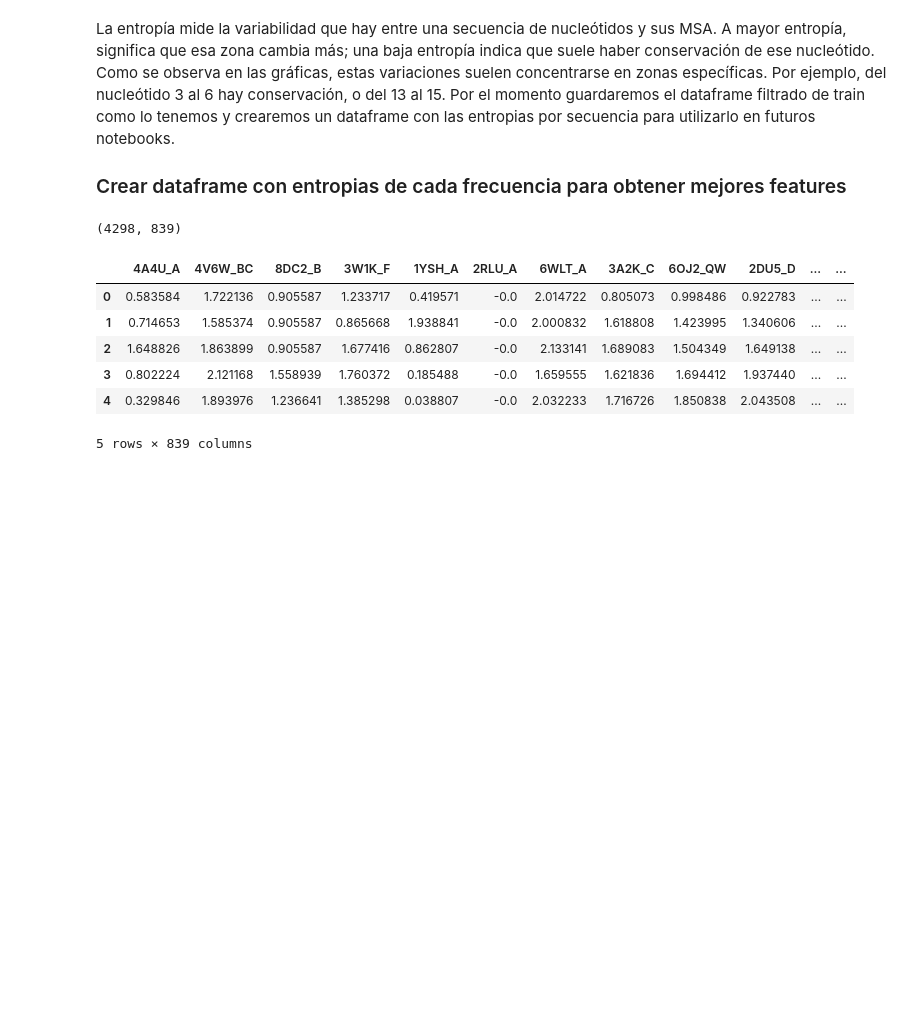
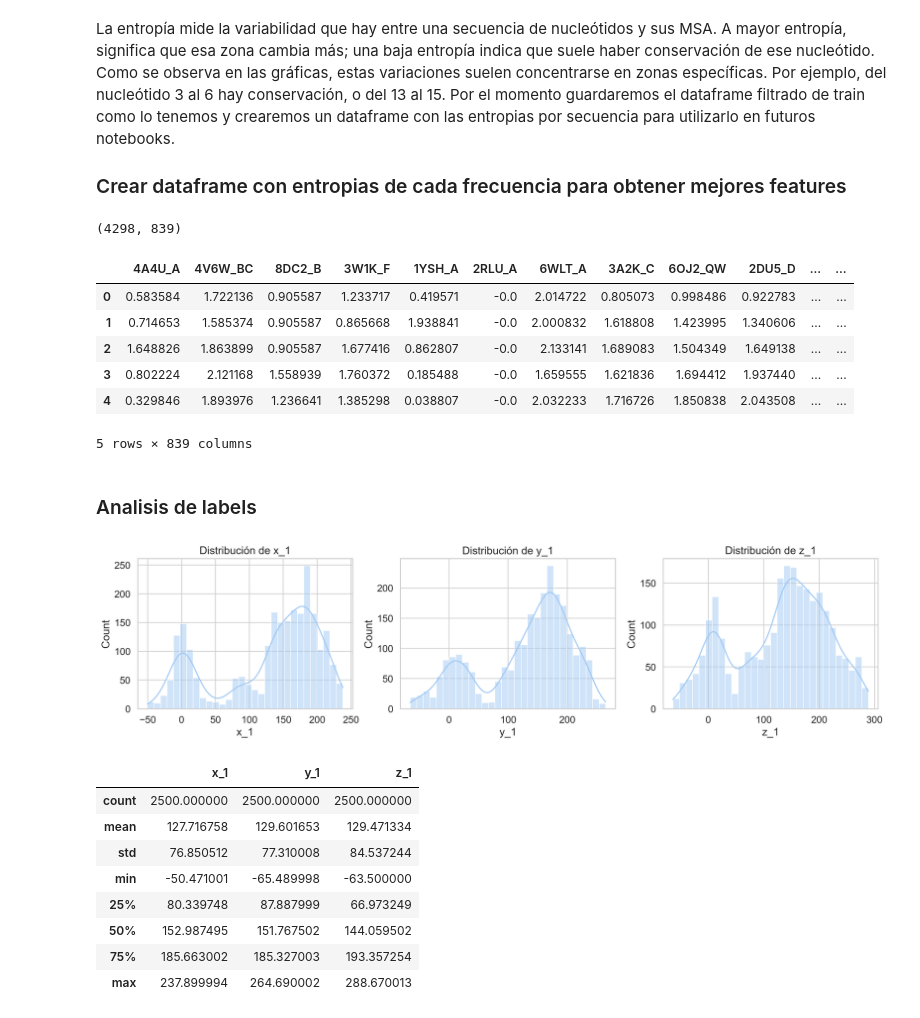
Before and after one commit to rospeltof/Stanford-RNA-3D-FOLDING, a Jupyter notebook: code/01_EDA.ipynb, the cells around one changed output. Drawn from its saved outputs; the diff is of its cells as text; code cells hidden in the pictures; blank space fills up the shorter version.

```diff
--- a/code/01_EDA.ipynb
+++ b/code/01_EDA.ipynb
@@ -279,3 +279,44 @@ save_train_path = os.path.join('..', 'data', 'processed', 'processed_train_seqs.
 # %%
 entropy_df.to_csv(save_entropy_path)
 train_seq_filtrado.to_csv(save_train_path)
+# %% [markdown]
+### Analisis de labels
+# %%
+train_data_path = os.path.join('..', 'data', 'labeled', 'train_labeled.csv')
+df_train = pd.read_csv(train_data_path)
+
+val_data_path = os.path.join('..', 'data', 'labeled', 'val_labeled.csv')
+df_val = pd.read_csv(val_data_path)
+
+df_train = df_train[~((df_train['x_1'] == -1e18) |
+                      (df_train['y_1'] == -1e18) |
+                      (df_train['z_1'] == -1e18))]
+
+# Si deseas aplicar lo mismo a df_val
+df_val = df_val[~((df_val['x_1'] == -1e18) |
+                  (df_val['y_1'] == -1e18) |
+                  (df_val['z_1'] == -1e18))]
+# %%
+plt.figure(figsize=(15, 4), dpi = 300)
+for i, col in enumerate(['x_1', 'y_1', 'z_1']):
+    plt.subplot(1, 3, i+1)
+    sns.histplot(df_val[col], kde=True, bins=30)
+    plt.title(f'Distribución de {col}')
+    plt.xlabel(col)
+plt.tight_layout()
+plt.show()
+
+# Boxplots
+
+df_val[['x_1', 'y_1', 'z_1']].describe()
+# %% [output]
+[figure, added]
+|  | x_1 | y_1 | z_1 |
+| count | 2500.000000 | 2500.000000 | 2500.000000 |
+| mean | 127.716758 | 129.601653 | 129.471334 |
+| std | 76.850512 | 77.310008 | 84.537244 |
+| min | -50.471001 | -65.489998 | -63.500000 |
+| 25% | 80.339748 | 87.887999 | 66.973249 |
+| 50% | 152.987495 | 151.767502 | 144.059502 |
+| 75% | 185.663002 | 185.327003 | 193.357254 |
+| max | 237.899994 | 264.690002 | 288.670013 |
```
Also changed, not shown: parts of 1 cell of this notebook, 2 other files.
